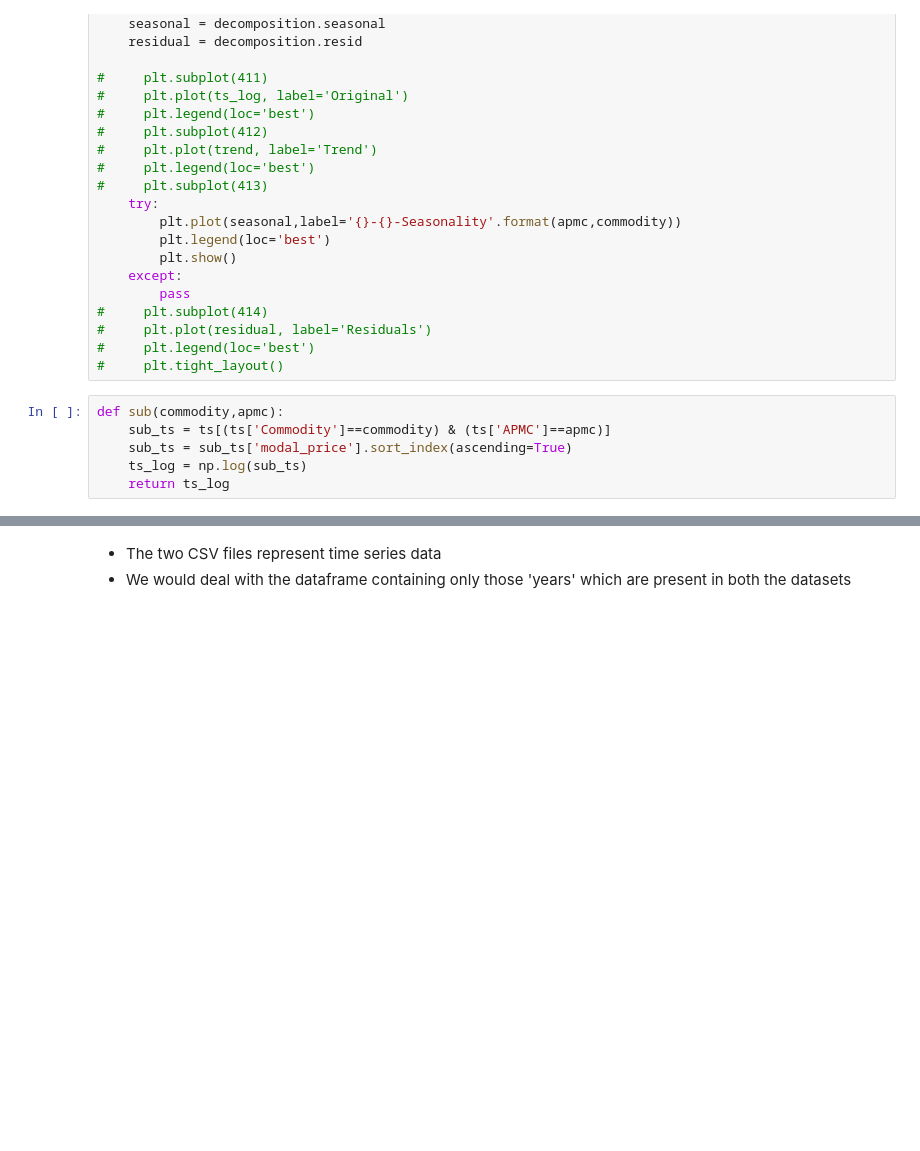
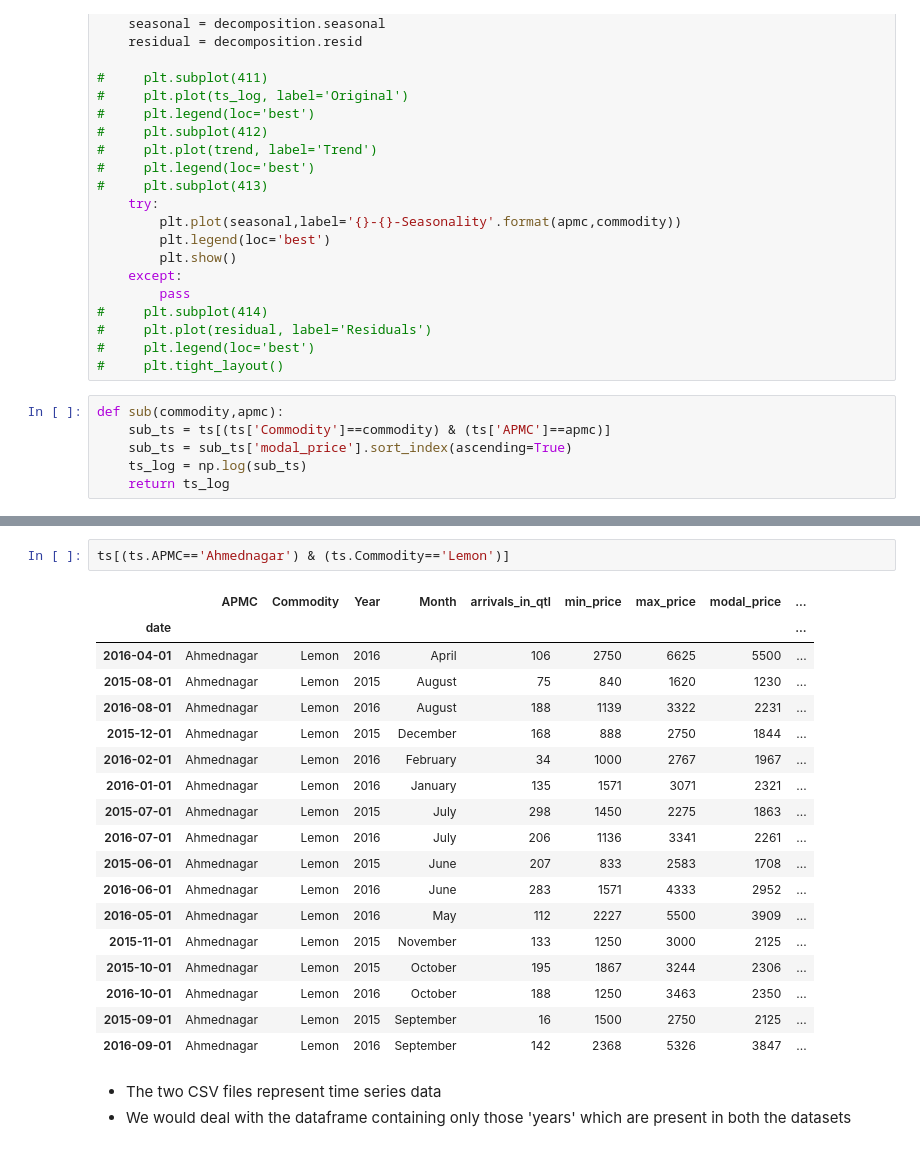
Before and after one commit to ss-is-master-chief/scratchpad, a Jupyter notebook: SocialCops-mandi/SocialCops-SumitSaha.ipynb, the cells around one changed output, grey strips where cells are left out. Drawn from its saved outputs; the diff is of its cells as text; blank space fills up the shorter version.

```diff
--- a/SocialCops-mandi/SocialCops-SumitSaha.ipynb
+++ b/SocialCops-mandi/SocialCops-SumitSaha.ipynb
@@ -92,3 +115,24 @@ for apmc in ts.APMC.unique()[:2]:
+# %%
+ts[(ts.APMC=='Ahmednagar') & (ts.Commodity=='Lemon')]
+# %% [output]
+|  | APMC | Commodity | Year | Month | arrivals_in_qtl | min_price | max_price | modal_price | ... |
+| date |  |  |  |  |  |  |  |  | ... |
+| 2016-04-01 | Ahmednagar | Lemon | 2016 | April | 106 | 2750 | 6625 | 5500 | ... |
+| 2015-08-01 | Ahmednagar | Lemon | 2015 | August | 75 | 840 | 1620 | 1230 | ... |
+| 2016-08-01 | Ahmednagar | Lemon | 2016 | August | 188 | 1139 | 3322 | 2231 | ... |
+| 2015-12-01 | Ahmednagar | Lemon | 2015 | December | 168 | 888 | 2750 | 1844 | ... |
+| 2016-02-01 | Ahmednagar | Lemon | 2016 | February | 34 | 1000 | 2767 | 1967 | ... |
+| 2016-01-01 | Ahmednagar | Lemon | 2016 | January | 135 | 1571 | 3071 | 2321 | ... |
+| 2015-07-01 | Ahmednagar | Lemon | 2015 | July | 298 | 1450 | 2275 | 1863 | ... |
+| 2016-07-01 | Ahmednagar | Lemon | 2016 | July | 206 | 1136 | 3341 | 2261 | ... |
+| 2015-06-01 | Ahmednagar | Lemon | 2015 | June | 207 | 833 | 2583 | 1708 | ... |
+| 2016-06-01 | Ahmednagar | Lemon | 2016 | June | 283 | 1571 | 4333 | 2952 | ... |
+| 2016-05-01 | Ahmednagar | Lemon | 2016 | May | 112 | 2227 | 5500 | 3909 | ... |
+| 2015-11-01 | Ahmednagar | Lemon | 2015 | November | 133 | 1250 | 3000 | 2125 | ... |
+| 2015-10-01 | Ahmednagar | Lemon | 2015 | October | 195 | 1867 | 3244 | 2306 | ... |
+| 2016-10-01 | Ahmednagar | Lemon | 2016 | October | 188 | 1250 | 3463 | 2350 | ... |
+| 2015-09-01 | Ahmednagar | Lemon | 2015 | September | 16 | 1500 | 2750 | 2125 | ... |
+| 2016-09-01 | Ahmednagar | Lemon | 2016 | September | 142 | 2368 | 5326 | 3847 | ... |
 # %% [markdown]
 * The two CSV files represent time series data
 * We would deal with the dataframe containing only those 'years' which are present in both the datasets
```
Also changed, not shown: parts of 4 cells of this notebook.
